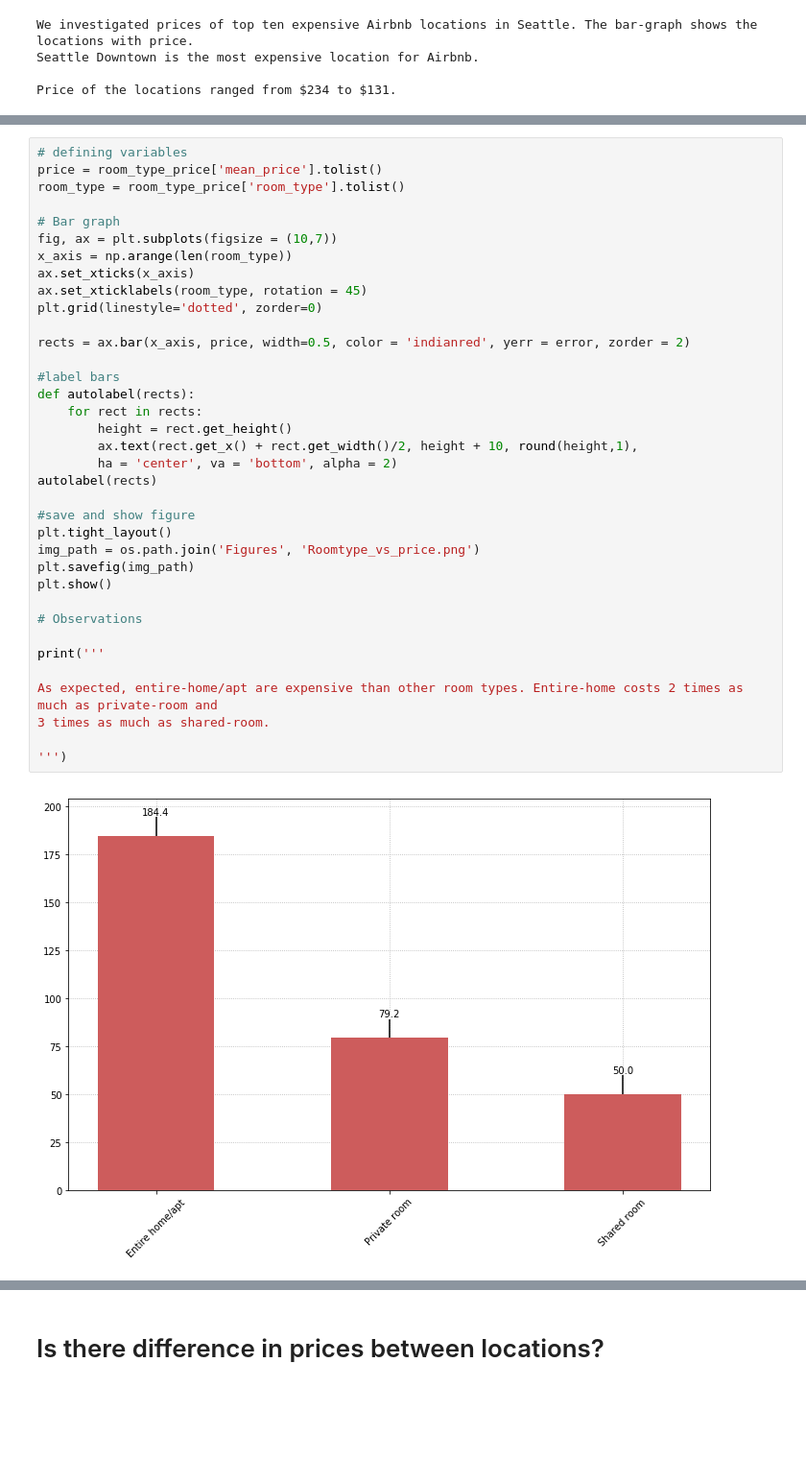
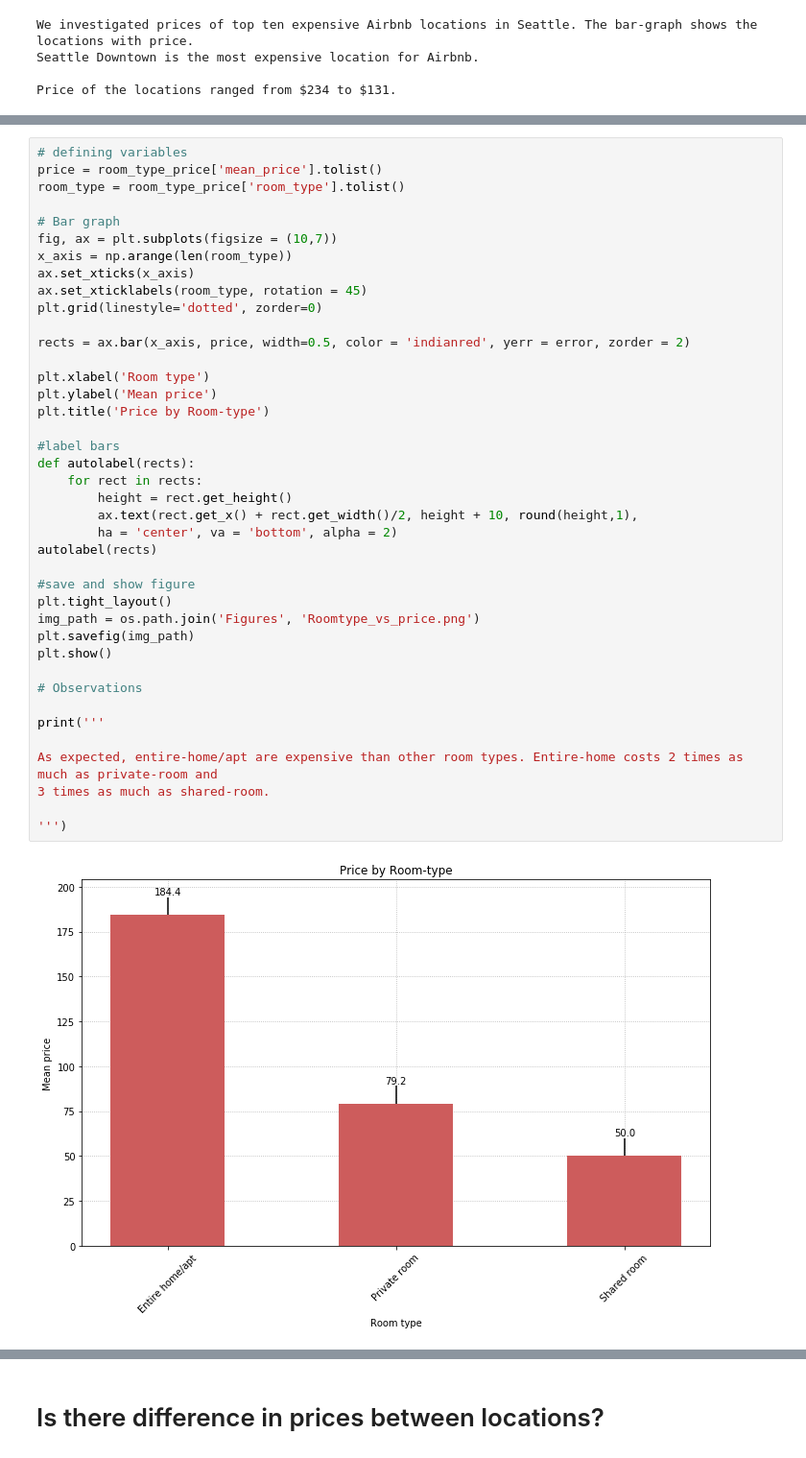
Before and after one commit to limbz-sami/ETL_project, a Jupyter notebook: ETL_python.ipynb, the cells around one changed output, grey strips where cells are left out. Shown at 96% size. Drawn from its saved outputs; the diff is of its cells as text; blank space fills up the shorter version.

```diff
--- a/ETL_python.ipynb
+++ b/ETL_python.ipynb
@@ -266,34 +267,38 @@ fig, ax = plt.subplots(figsize = (10,7))
 x_axis = np.arange(len(room_type))
 ax.set_xticks(x_axis)
 ax.set_xticklabels(room_type, rotation = 45)
 plt.grid(linestyle='dotted', zorder=0)
 
 rects = ax.bar(x_axis, price, width=0.5, color = 'indianred', yerr = error, zorder = 2)
+
+plt.xlabel('Room type')
+plt.ylabel('Mean price')
+plt.title('Price by Room-type')
 
 #label bars
 def autolabel(rects):
     for rect in rects:
         height = rect.get_height()
         ax.text(rect.get_x() + rect.get_width()/2, height + 10, round(height,1),
         ha = 'center', va = 'bottom', alpha = 2)
 autolabel(rects)
 
 #save and show figure
 plt.tight_layout()
 img_path = os.path.join('Figures', 'Roomtype_vs_price.png')
 plt.savefig(img_path)
 plt.show()
 
 # Observations
 
 print('''
 
 As expected, entire-home/apt are expensive than other room types. Entire-home costs 2 times as much as private-room and
 3 times as much as shared-room.
 
 ''')
 # %% [output]
-[figure, old version]
+[figure, new version]
 As expected, entire-home/apt are expensive than other room types. Entire-home costs 2 times as much as private-room and
 3 times as much as shared-room.
 # %% [markdown]
```
Also changed, not shown: parts of 2 cells of this notebook, 1 other file.
